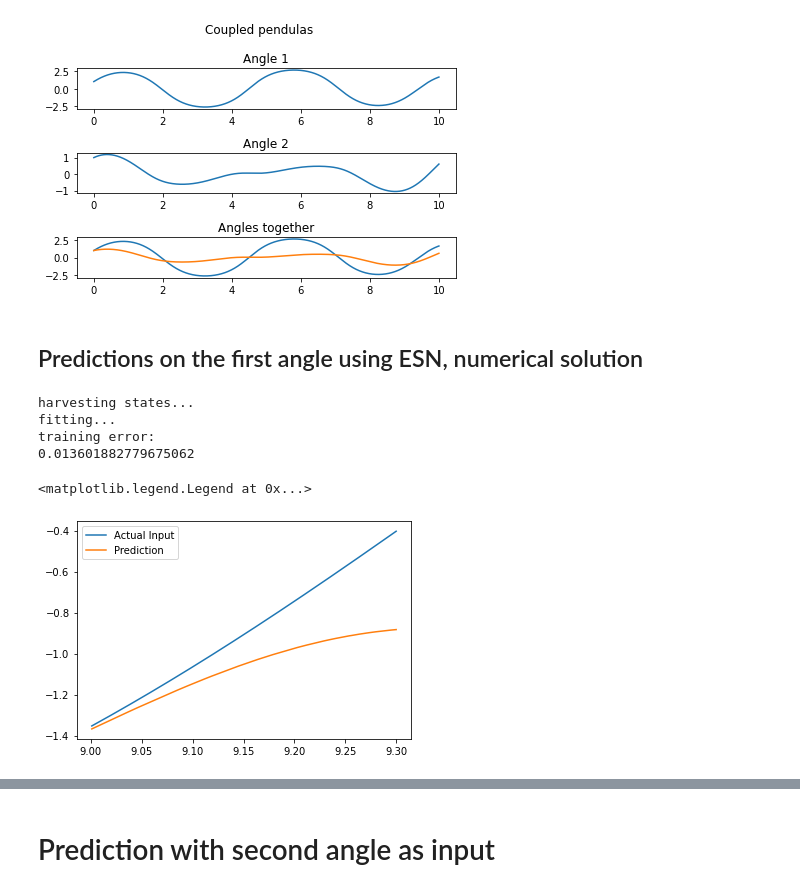
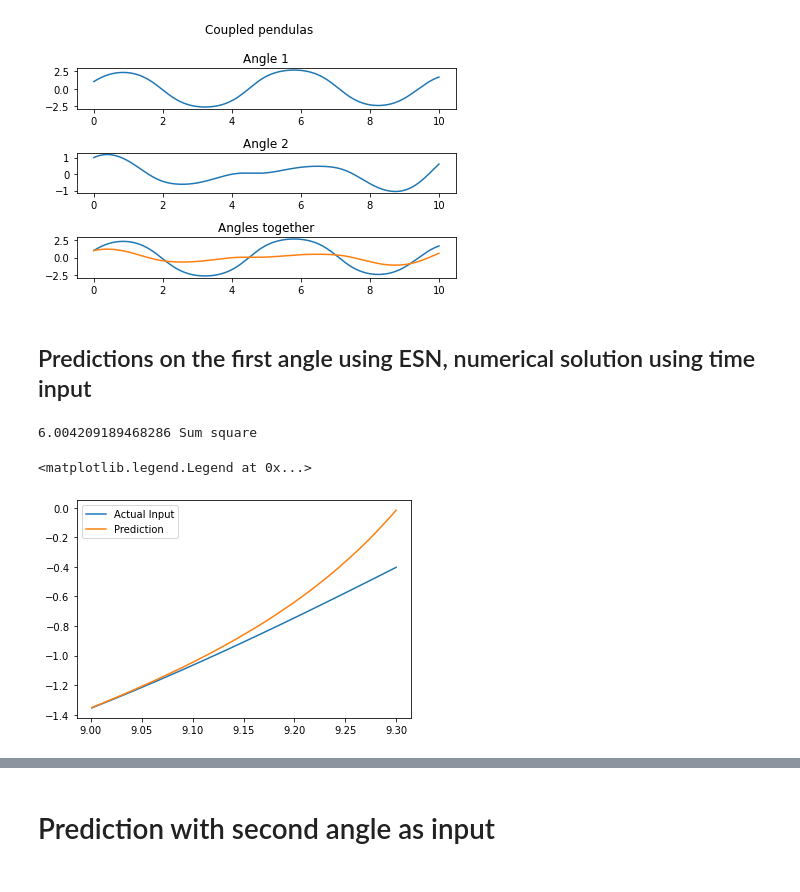
Before and after one commit to JustinZal/PendulumNN, a Jupyter notebook: Coupled Pendulums prediction.ipynb, the cells around one changed output, grey strips where cells are left out. Drawn from its saved outputs; the diff is of its cells as text; code cells hidden in the pictures.

```diff
--- a/Coupled Pendulums prediction.ipynb
+++ b/Coupled Pendulums prediction.ipynb
@@ -45,15 +45,15 @@ def getESN(input_channels, n_reservoir, spectral_radius, sparsity, noise, teache
         sparsity=sparsity,
         noise=noise,
         input_shift=None,
-        input_scaling=1/10,
+        input_scaling=None,
         teacher_forcing=teacher_forcing,
         feedback_scaling=None,
         teacher_scaling=None,
-        teacher_shift=0.001,
+        teacher_shift=None,
         out_activation=lambda x: x, #tanh, sigmoid
         inverse_out_activation=lambda x: x, #TODO ?
         random_state=None,
-        silent=False
+        silent=True
     )
 
 t = np.linspace(0, 10, num=10000)
@@ -88,41 +88,26 @@ axs[2].plot(t, angle1, t, angle2)
  <matplotlib.lines.Line2D at 0x...>]
 [figure]
 # %% [markdown]
-## Predictions on the first angle using ESN, numerical solution
+## Predictions on the first angle using ESN, numerical solution using time input
 # %%
-esn = getESN(1, 1000, 0.5, 0.2, 0, False)
+esn = getESN(1, 2000, 0.5, 0.2, 0, False)
 
 cutoff = int(len(t) * 0.9)
 
 t_train = t[:cutoff]
 y_train = angle1[:cutoff]
-
 t_test = t[cutoff:]
 y_test = angle1[cutoff:]
 
+N = 300
 weights = esn.fit(t_train, y_train)
+pred = esn.predict(t_test[:N], True)[:, 0]
 
-N = 300
-
-pred = esn.predict(t_test[:N])[:, 0]
+print(((pred - y_test[:N]) ** 2).sum(), 'Sum square')
 
 plt.plot(t_test[:N], y_test[:N], t_test[:N], pred)
 plt.legend(['Actual Input', 'Prediction'])
-
-# errs = []
-
-# for i in range(1, 121):
-#     pred = esn.predict(t_test[:i])[:, 0]
-
-#     print('INDEX:', i)
-
-#     errs.append(((pred - y_test[:i]) ** 2).mean())
-
-# plt.plot(list(range(1, 121)), errs)
 # %% [output]
-harvesting states...
-fitting...
-training error:
-0.013601882779675062
+6.004209189468286 Sum square
 <matplotlib.legend.Legend at 0x...>
-[figure, old version]
+[figure, new version]
```
Also changed, not shown: parts of 13 cells of this notebook.
